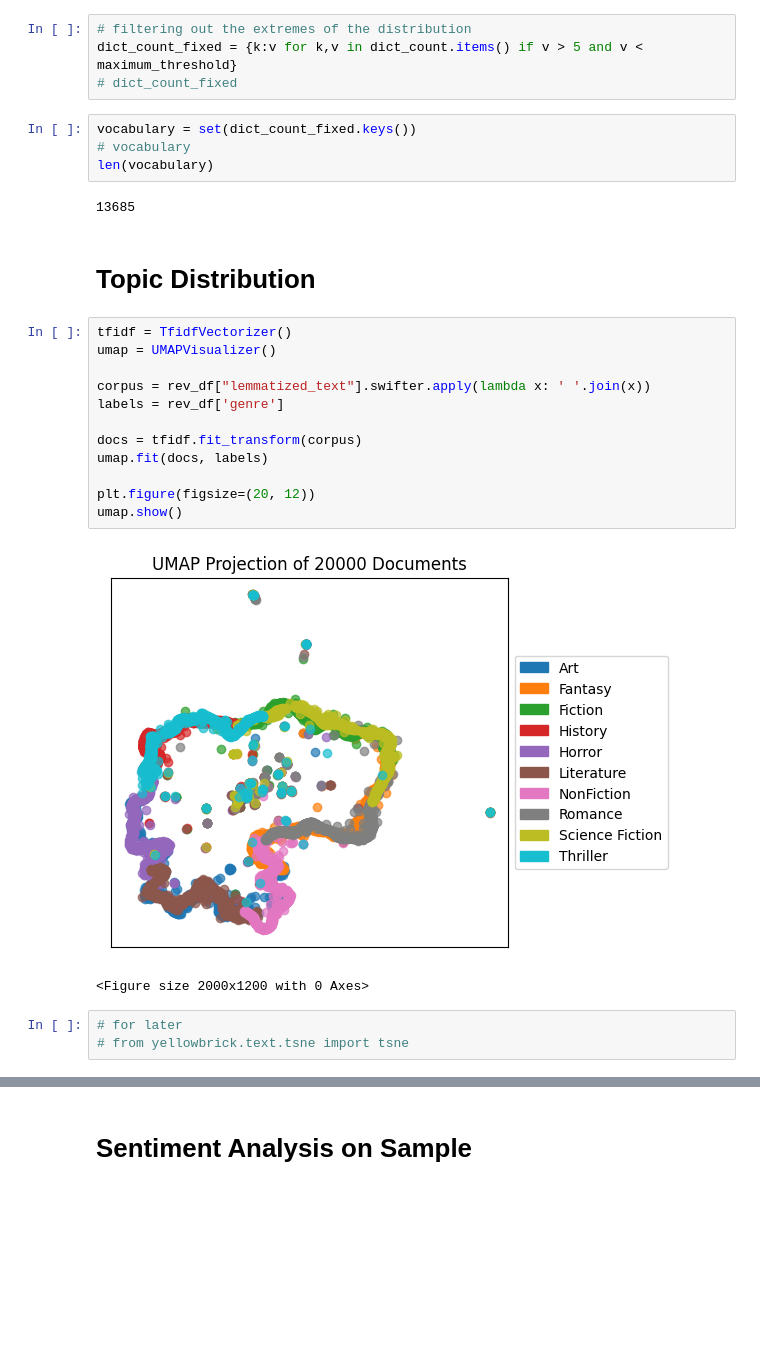
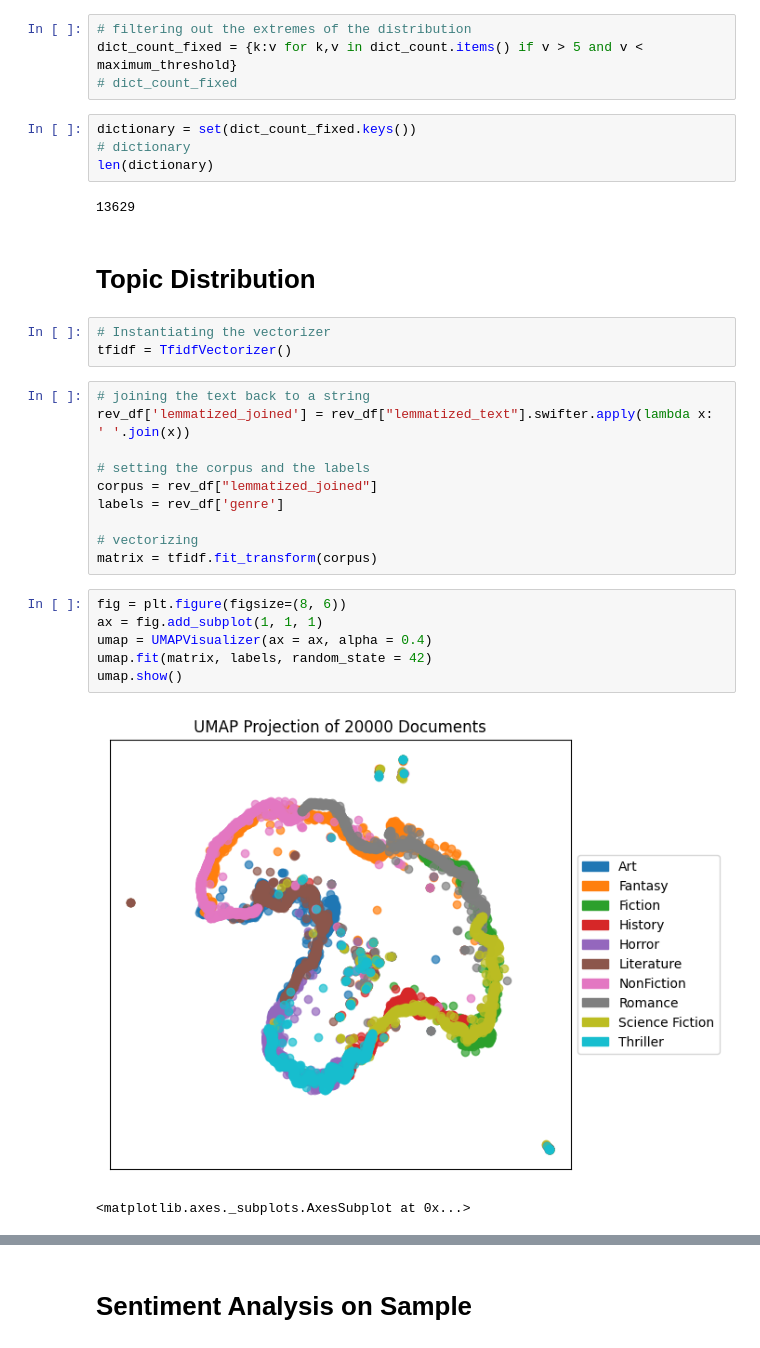
Before and after one commit to lwdovico/goodreads-book-reviews, a Jupyter notebook: Notebooks/02_Preprocessing_gradient.ipynb, the cells around one changed output, grey strips where cells are left out. Drawn from its saved outputs; the diff is of its cells as text; blank space fills up the shorter version.

Commit message:
Topic Modeling and Data Visualizations

```diff
--- a/Notebooks/02_Preprocessing_gradient.ipynb
+++ b/Notebooks/02_Preprocessing_gradient.ipynb
@@ -551,28 +568,32 @@ maximum_threshold = np.quantile(list(dict_count.values()), 0.99)
 dict_count_fixed = {k:v for k,v in dict_count.items() if v > 5 and v < maximum_threshold}
 # dict_count_fixed
 # %%
-vocabulary = set(dict_count_fixed.keys())
-# vocabulary
-len(vocabulary)
+dictionary = set(dict_count_fixed.keys())
+# dictionary
+len(dictionary)
 # %% [output]
-13685
+13629
 # %% [markdown]
 # Topic Distribution
+# %%
+# Instantiating the vectorizer
+tfidf = TfidfVectorizer()
+# %%
+# joining the text back to a string
+rev_df['lemmatized_joined'] = rev_df["lemmatized_text"].swifter.apply(lambda x: ' '.join(x))
+
+# setting the corpus and the labels
+corpus = rev_df["lemmatized_joined"]
+labels = rev_df['genre']
+
+# vectorizing
+matrix = tfidf.fit_transform(corpus)
 # %%
-tfidf = TfidfVectorizer()
-umap = UMAPVisualizer()
-
-corpus = rev_df["lemmatized_text"].swifter.apply(lambda x: ' '.join(x))
-labels = rev_df['genre']
-
-docs = tfidf.fit_transform(corpus)
-umap.fit(docs, labels)
-
-plt.figure(figsize=(20, 12))
+fig = plt.figure(figsize=(8, 6))
+ax = fig.add_subplot(1, 1, 1)
+umap = UMAPVisualizer(ax = ax, alpha = 0.4)
+umap.fit(matrix, labels, random_state = 42)
 umap.show()
 # %% [output]
-[figure, old version]
+[figure, new version]
-<Figure size 2000x1200 with 0 Axes>
+<matplotlib.axes._subplots.AxesSubplot at 0x...>
-# %%
-# for later
-# from yellowbrick.text.tsne import tsne
```
Also changed, not shown: parts of 47 cells of this notebook.
